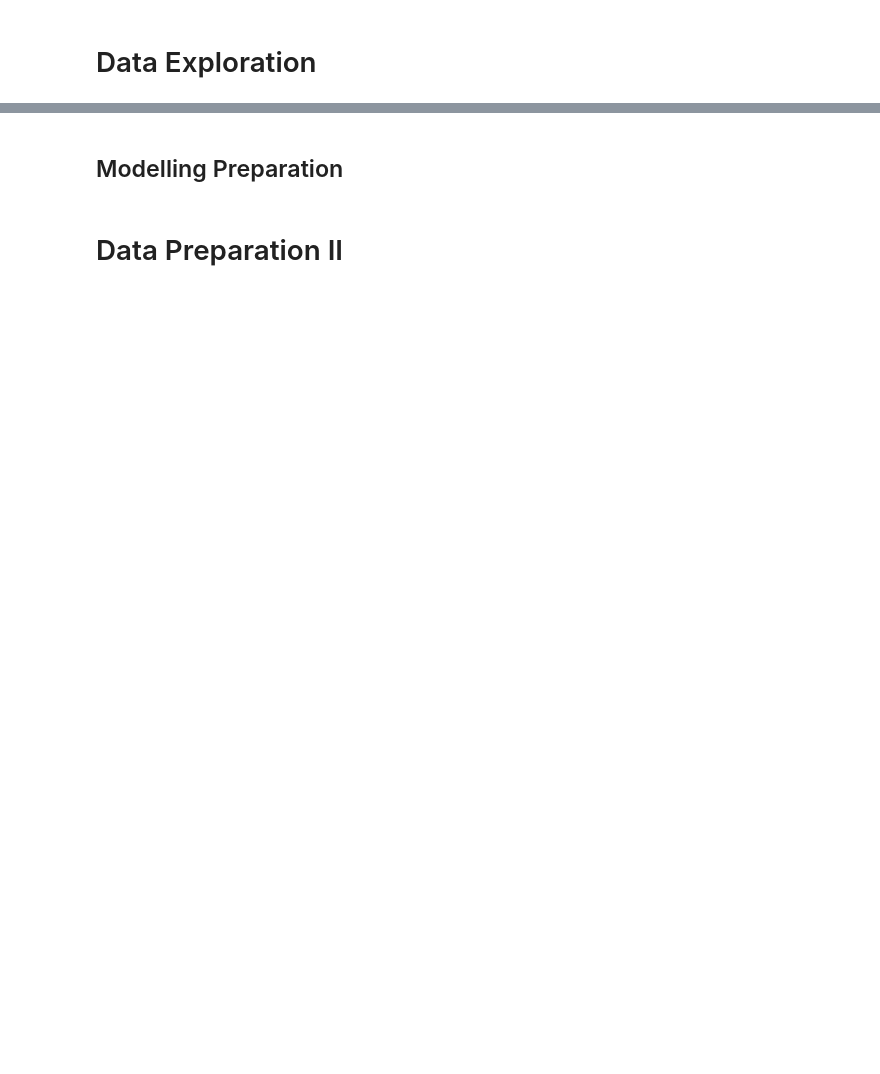
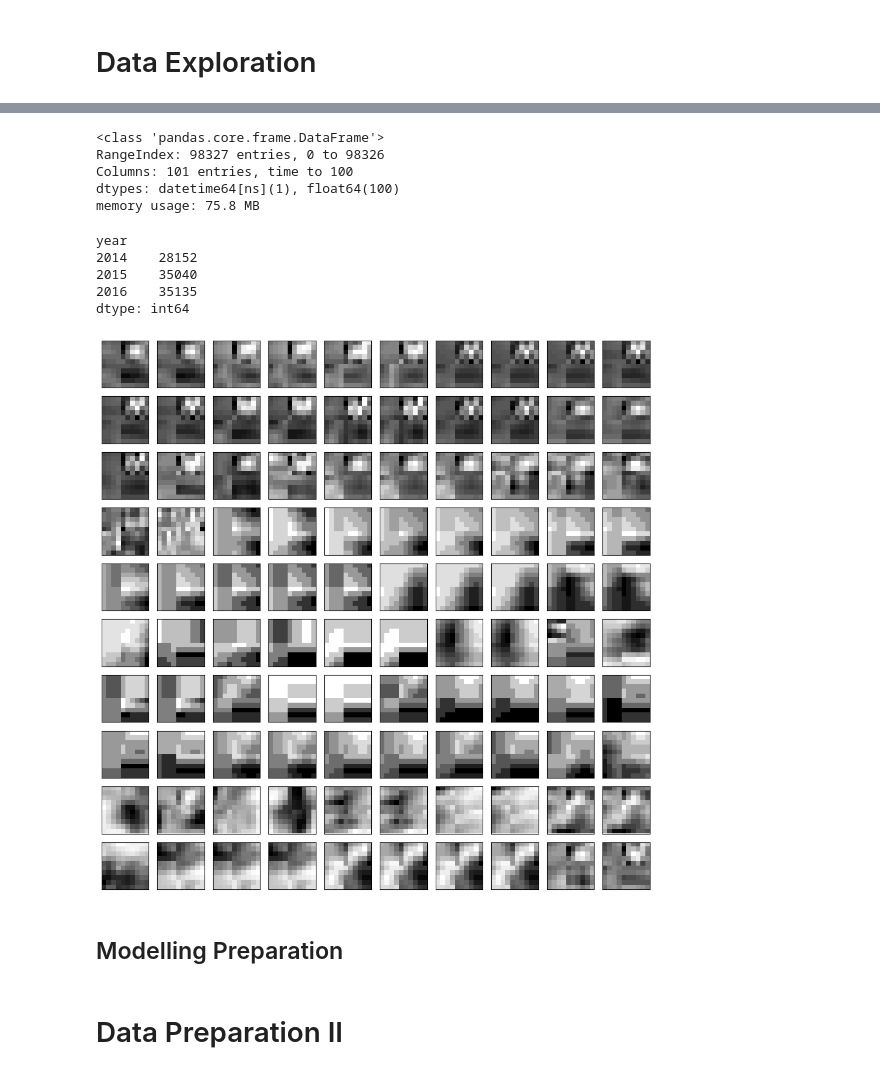
Before and after one commit to vb690/ghi_forecast, a Jupyter notebook: forecast.ipynb, the cells around one changed output, grey strips where cells are left out. Drawn from its saved outputs; the diff is of its cells as text; code cells hidden in the pictures; blank space fills up the shorter version.

```diff
--- a/forecast.ipynb
+++ b/forecast.ipynb
@@ -62,3 +217,41 @@ saletllite_df = pd.read_csv(os.path.join(DATA_FOLDER, SATELLITE_FILE), header=No
+# %%
+saletllite_df.info()
+# %% [output]
+<class 'pandas.core.frame.DataFrame'>
+RangeIndex: 98327 entries, 0 to 98326
+Columns: 101 entries, time to 100
+dtypes: datetime64[ns](1), float64(100)
+memory usage: 75.8 MB
+# %%
+saletllite_df["year"] = saletllite_df["time"].dt.year
+(
+    saletllite_df
+    .groupby("year")
+    .size()
+)
+# %% [output]
+year
+2014    28152
+2015    35040
+2016    35135
+dtype: int64
+# %%
+fig, axs = plt.subplots(10, 10, figsize=(10, 10), sharex=True, sharey=True)
+
+for row, ax in enumerate(axs.flatten()):
+
+    satellite_img = saletllite_df.loc[row, :][np.arange(1, 101)].values.astype("float")
+    satellite_img = satellite_img.reshape(10, 10)
+
+    ax.imshow(satellite_img, cmap="binary")
+
+    ax.set_yticks([])
+    ax.set_xticks([])
+
+plt.tight_layout()
+plt.show()
+# %% [output]
+[figure, added]
 # %% [markdown]
 ## Modelling Preparation
 # %% [markdown]
```
Also changed, not shown: parts of 20 cells of this notebook, 1 other file.
